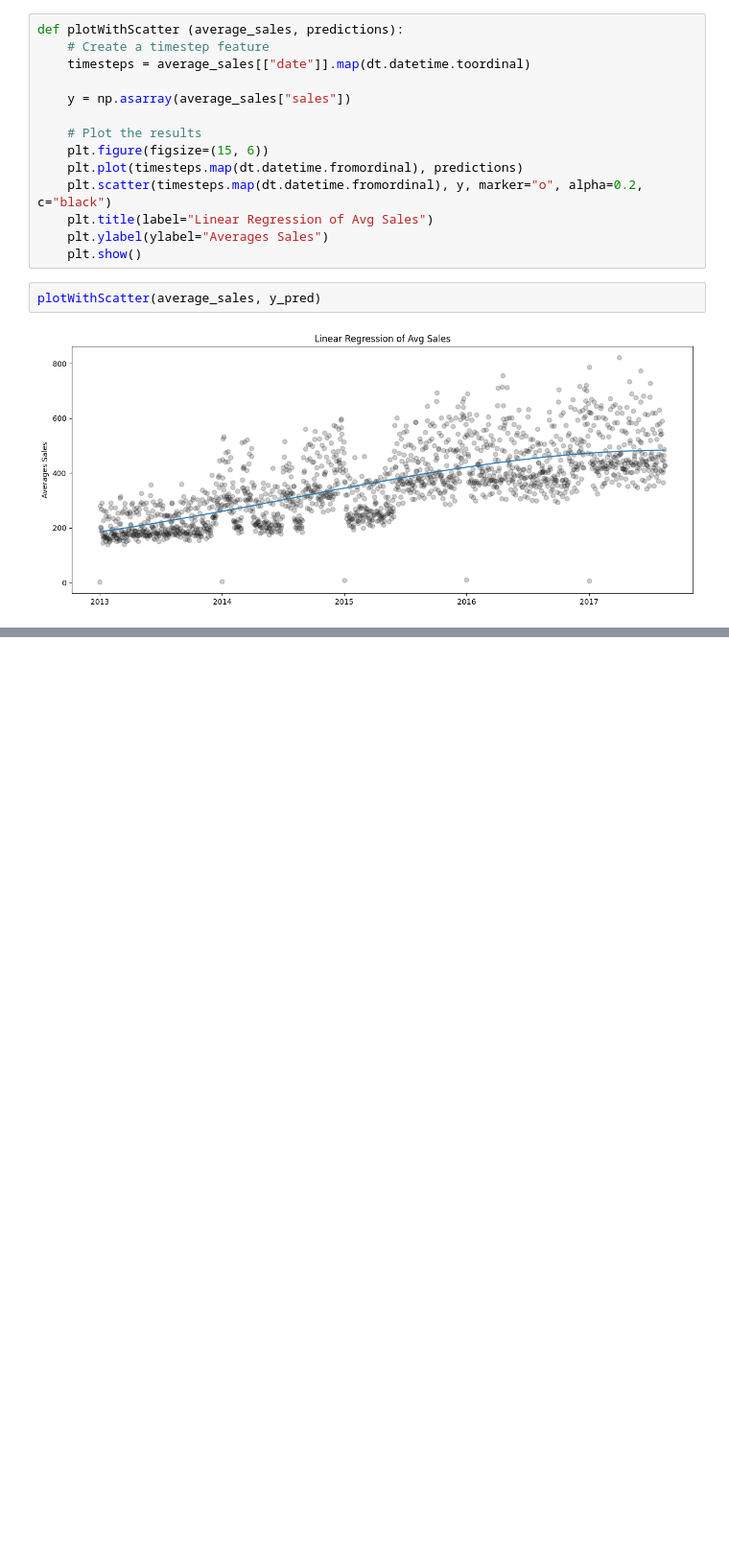
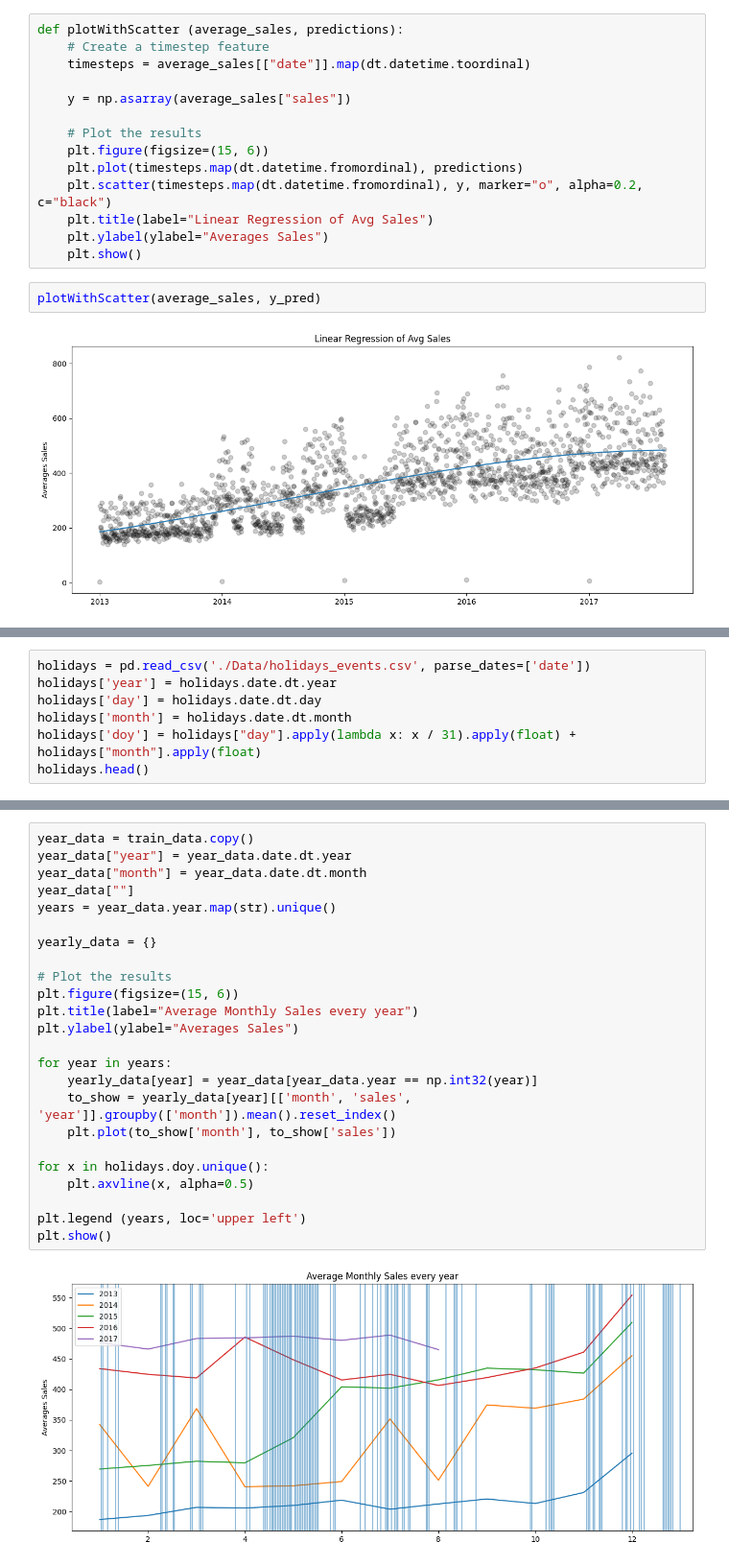
Before and after one commit to Kanchuking1/StorePrediction, a Jupyter notebook: train.ipynb, the cells around one changed output, grey strips where cells are left out. Shown: that part at 96% size. Saved outputs shown, nothing was run; the diff lists cells and outputs as text; blank space fills up the shorter version.

```diff
--- a/train.ipynb
+++ b/train.ipynb
@@ -211,0 +214,7 @@ plotWithScatter(average_sales, y_pred)
+# %%
+holidays = pd.read_csv('./Data/holidays_events.csv', parse_dates=['date'])
+holidays['year'] = holidays.date.dt.year
+holidays['day'] = holidays.date.dt.day
+holidays['month'] = holidays.date.dt.month
+holidays['doy'] = holidays["day"].apply(lambda x: x / 31).apply(float) + holidays["month"].apply(float)
+holidays.head()
@@ -211,0 +228,26 @@ plotWithScatter(average_sales, y_pred)
+# %%
+year_data = train_data.copy()
+year_data["year"] = year_data.date.dt.year
+year_data["month"] = year_data.date.dt.month
+year_data[""]
+years = year_data.year.map(str).unique()
+
+yearly_data = {}
+
+# Plot the results
+plt.figure(figsize=(15, 6))
+plt.title(label="Average Monthly Sales every year")
+plt.ylabel(ylabel="Averages Sales")
+
+for year in years:
+    yearly_data[year] = year_data[year_data.year == np.int32(year)]
+    to_show = yearly_data[year][['month', 'sales', 'year']].groupby(['month']).mean().reset_index()
+    plt.plot(to_show['month'], to_show['sales'])
+
+for x in holidays.doy.unique():
+    plt.axvline(x, alpha=0.5)
+
+plt.legend (years, loc='upper left')
+plt.show()
+# %% [output]
+[figure, added]
```
Also changed, not shown: parts of 7 cells of this notebook.
